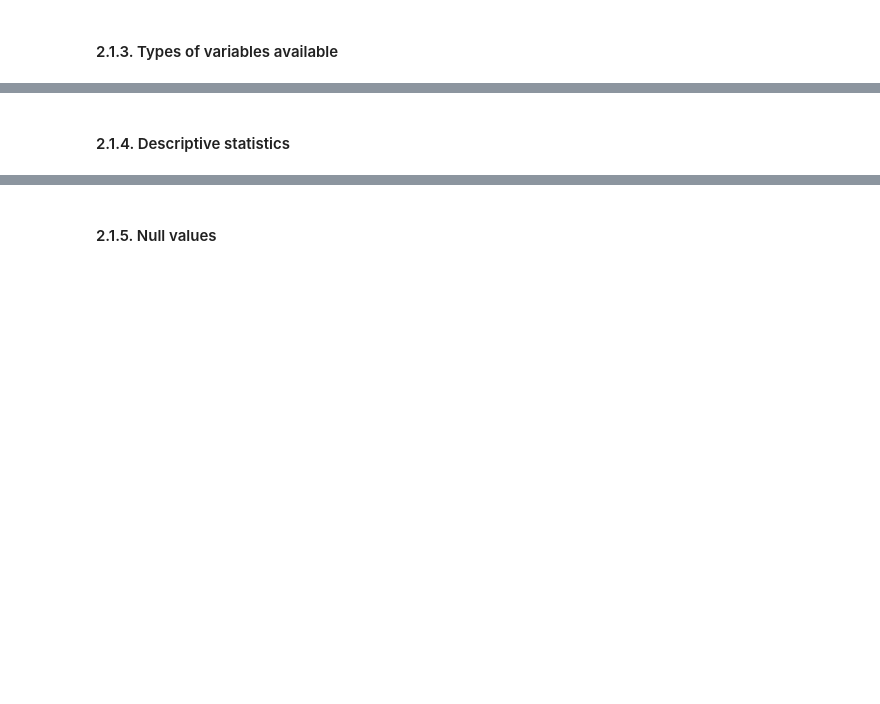
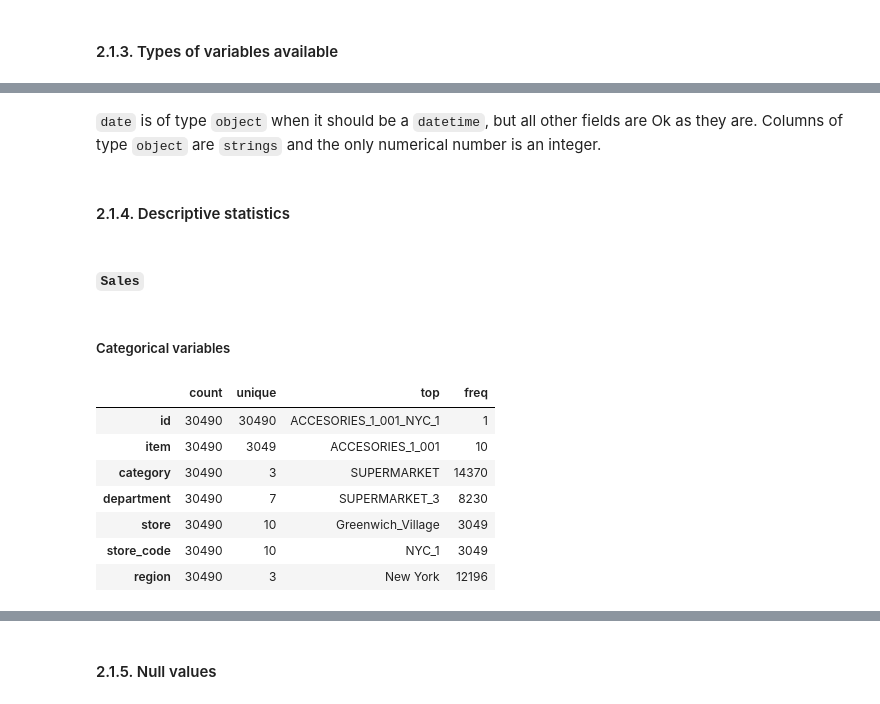
Before and after one commit to midimu/DS-Market, a Jupyter notebook: 1 - Analysis/DS Market - Analysis.ipynb, the cells around one changed output, grey strips where cells are left out. Cells and saved outputs as stored; diff of their text form; code cells hidden in the pictures; blank space fills up the shorter version.

```diff
--- a/1 - Analysis/DS Market - Analysis.ipynb
+++ b/1 - Analysis/DS Market - Analysis.ipynb
@@ -198,2 +279,19 @@ By looking at the database schema, we see that there are some columns related to
+# %% [markdown]
+`date` is of type `object` when it should be a `datetime`, but all other fields are Ok as they are. Columns of type `object` are `strings` and the only numerical number is an integer.
 # %% [markdown]
 #### 2.1.4. Descriptive statistics <a class="anchor" id="descriptive_statistics"></a>
+# %% [markdown]
+#### `Sales`
+# %% [markdown]
+##### Categorical variables
+# %%
+sales.describe(include = 'object').T
+# %% [output]
+|  | count | unique | top | freq |
+| id | 30490 | 30490 | ACCESORIES_1_001_NYC_1 | 1 |
+| item | 30490 | 3049 | ACCESORIES_1_001 | 10 |
+| category | 30490 | 3 | SUPERMARKET | 14370 |
+| department | 30490 | 7 | SUPERMARKET_3 | 8230 |
+| store | 30490 | 10 | Greenwich_Village | 3049 |
+| store_code | 30490 | 10 | NYC_1 | 3049 |
+| region | 30490 | 3 | New York | 12196 |
```
Also changed, not shown: parts of 38 cells of this notebook, 1 other file.
